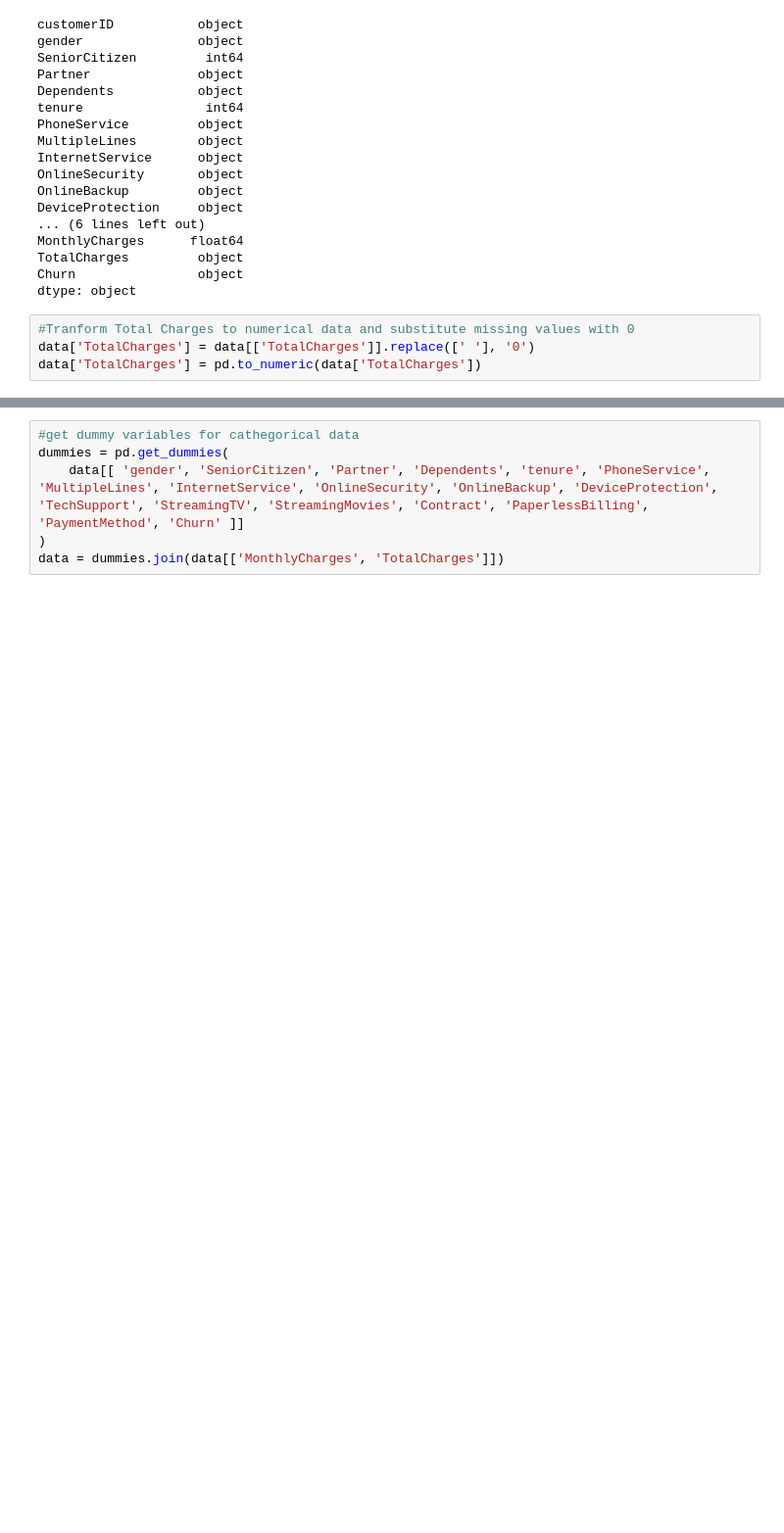
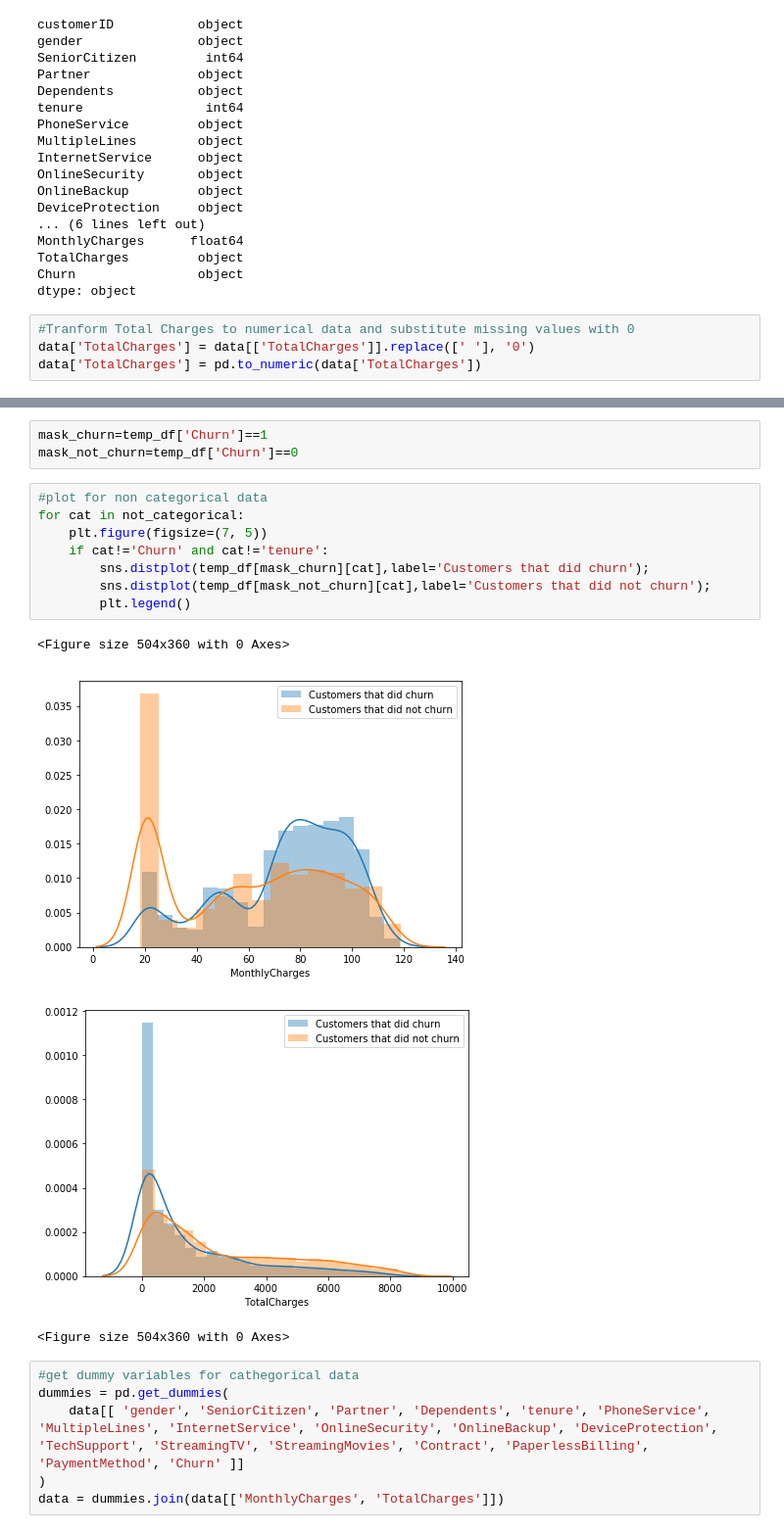
Before and after one commit to owencorrigan/churn, a Jupyter notebook: WorkSpace.ipynb, the cells around one changed output, grey strips where cells are left out. Shown at 98% size. Drawn from its saved outputs; the diff is of its cells as text; blank space fills up the shorter version.

```diff
--- a/WorkSpace.ipynb
+++ b/WorkSpace.ipynb
@@ -37,3 +109,19 @@ data['TotalCharges'] = pd.to_numeric(data['TotalCharges'])
+# %%
+mask_churn=temp_df['Churn']==1
+mask_not_churn=temp_df['Churn']==0
+# %%
+#plot for non categorical data
+for cat in not_categorical:
+    plt.figure(figsize=(7, 5))
+    if cat!='Churn' and cat!='tenure':
+        sns.distplot(temp_df[mask_churn][cat],label='Customers that did churn');
+        sns.distplot(temp_df[mask_not_churn][cat],label='Customers that did not churn');
+        plt.legend()
+# %% [output]
+<Figure size 504x360 with 0 Axes>
+[figure, added]
+[figure, added]
+<Figure size 504x360 with 0 Axes>
 # %%
 #get dummy variables for cathegorical data
 dummies = pd.get_dummies(
```
Also changed, not shown: parts of 10 cells of this notebook.
